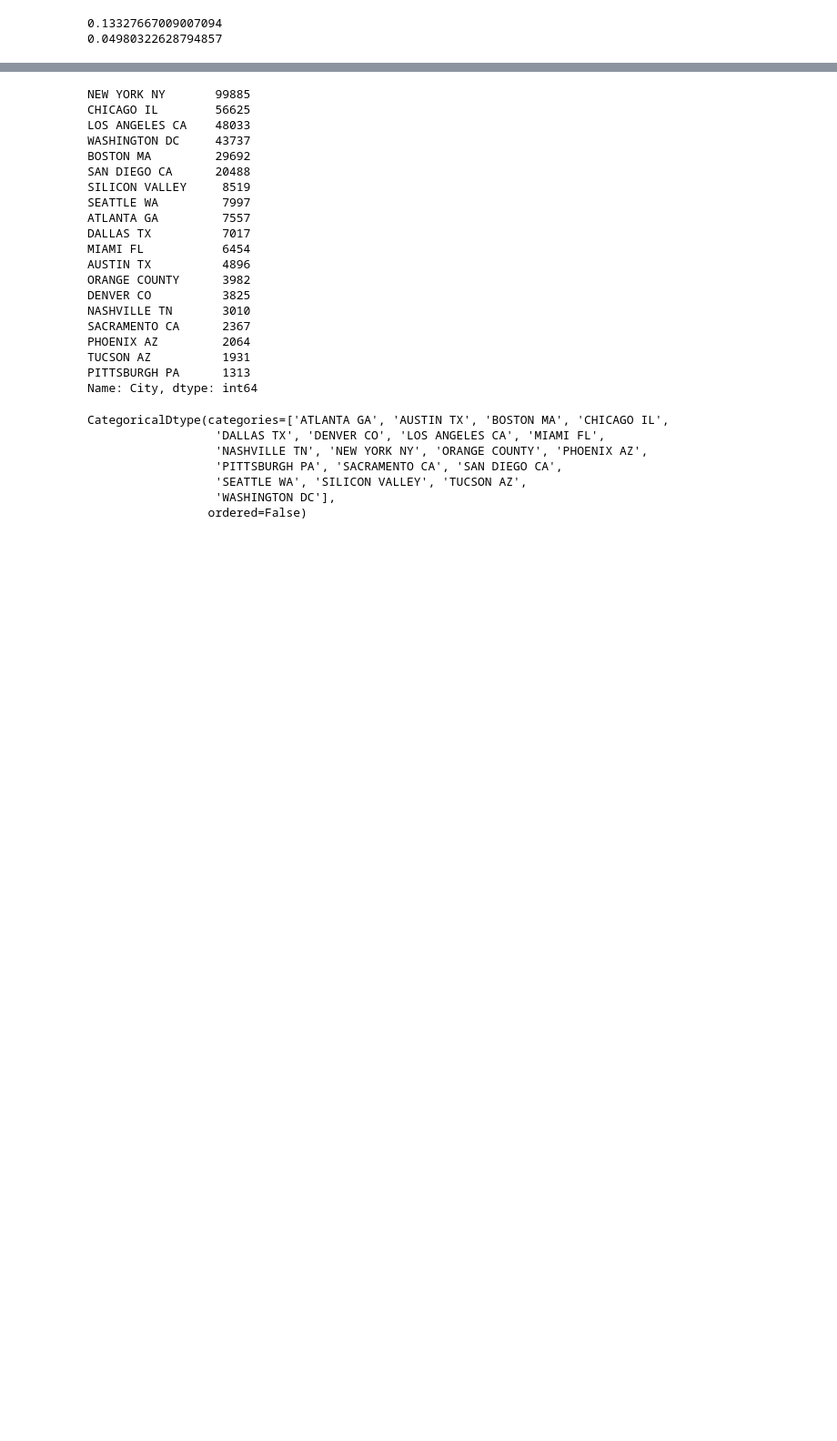
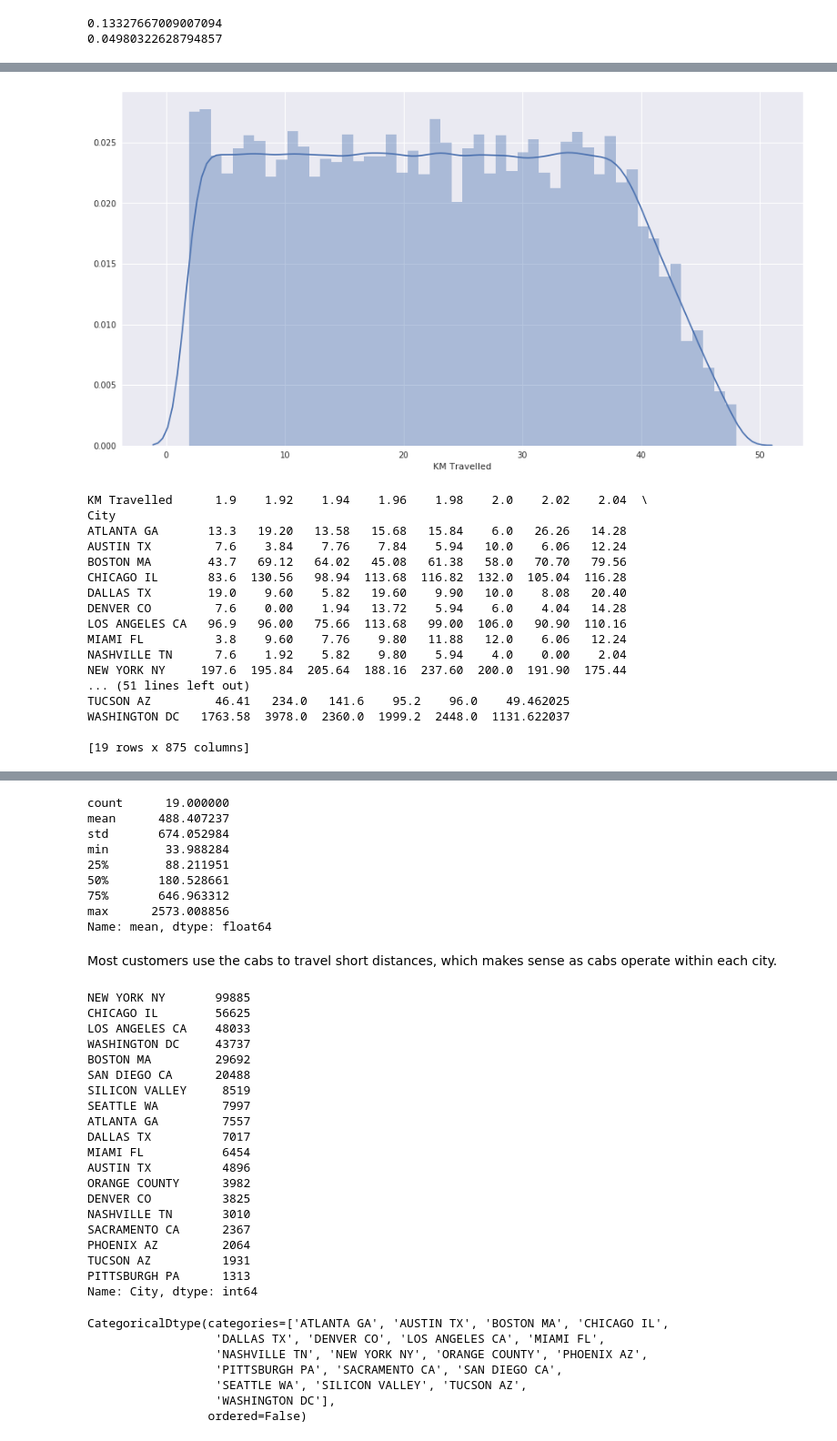
Before and after one commit to Wairimu-Miano/DataSets, a Jupyter notebook: G2Mweek2.ipynb, the cells around one changed output, grey strips where cells are left out. Shown at 91% size. Saved outputs shown, nothing was run; the diff lists cells and outputs as text; code cells hidden in the pictures; blank space fills up the shorter version.

```diff
--- a/G2Mweek2.ipynb
+++ b/G2Mweek2.ipynb
@@ -1161,0 +1206,47 @@ print(13680/274681)
+# %%
+#KM travelled
+sns.distplot(data['KM Travelled'])
+plt.show()
+data['KM Travelled'].describe()
+
+#KM Travelled in each city
+KMperCity=pd.crosstab(data['City'],data['KM Travelled'])
+
+
+
+#Multiply all columns with their column headers
+cols = KMperCity.columns
+KMperCity.loc[:,cols] = KMperCity.loc[:,cols].mul(cols)
+
+#Get mean of each row
+KMperCity['mean']=KMperCity.mean(axis=1)
+print(KMperCity)
+
+# Graph
+sns.set(rc = {'figure.figsize':(15,8)})
+KMperCity['mean'].plot.bar()
+plt.xlabel('City')
+plt.ylabel('KM Travelled')
+plt.title('Average KM Travelled in each city')
+plt.show()
+
+KMperCity['mean'].describe()
+# %% [output]
+[figure, added]
+KM Travelled      1.9    1.92    1.94    1.96    1.98    2.0    2.02    2.04  \
+City
+ATLANTA GA       13.3   19.20   13.58   15.68   15.84    6.0   26.26   14.28
+AUSTIN TX         7.6    3.84    7.76    7.84    5.94   10.0    6.06   12.24
+BOSTON MA        43.7   69.12   64.02   45.08   61.38   58.0   70.70   79.56
+CHICAGO IL       83.6  130.56   98.94  113.68  116.82  132.0  105.04  116.28
+DALLAS TX        19.0    9.60    5.82   19.60    9.90   10.0    8.08   20.40
+DENVER CO         7.6    0.00    1.94   13.72    5.94    6.0    4.04   14.28
+LOS ANGELES CA   96.9   96.00   75.66  113.68   99.00  106.0   90.90  110.16
+MIAMI FL          3.8    9.60    7.76    9.80   11.88   12.0    6.06   12.24
+NASHVILLE TN      7.6    1.92    5.82    9.80    5.94    4.0    0.00    2.04
+NEW YORK NY     197.6  195.84  205.64  188.16  237.60  200.0  191.90  175.44
+... (51 lines left out)
+TUCSON AZ         46.41   234.0   141.6    95.2    96.0    49.462025
+WASHINGTON DC   1763.58  3978.0  2360.0  1999.2  2448.0  1131.622037
+
+[19 rows x 875 columns]
@@ -1162,3 +1254,14 @@ print(13680/274681)
+count      19.000000
+mean      488.407237
+std       674.052984
+min        33.988284
+25%        88.211951
+50%       180.528661
+75%       646.963312
+max      2573.008856
+Name: mean, dtype: float64
+# %% [markdown]
+Most customers use the cabs to travel short distances, which makes sense as cabs operate within each city.
 # %%
 data['City'].value_counts()
 # %% [output]
```
Also changed, not shown: parts of 17 cells of this notebook.
